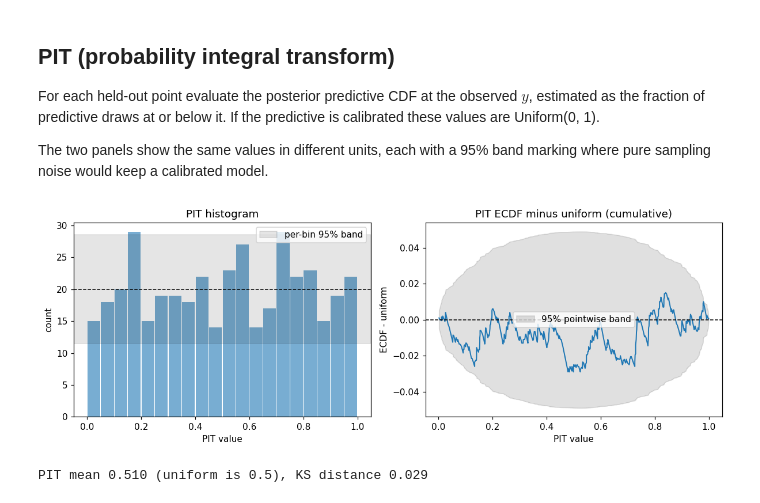
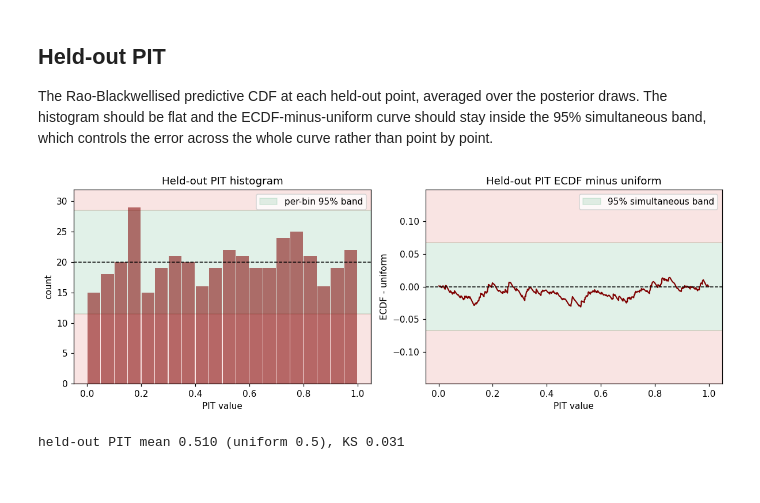
Before and after one commit to argmax-w/toy-nuts-bayes, a Jupyter notebook: notebooks/03_calibration.ipynb, the cells around one changed output. Cells and saved outputs as stored; diff of their text form; code cells hidden in the pictures.

```diff
--- a/notebooks/03_calibration.ipynb
+++ b/notebooks/03_calibration.ipynb
@@ -30,17 +31,27 @@ import numpy as np
 import pandas as pd
 import matplotlib.pyplot as plt
 
-from toynuts.calibration import pit_values, quantile_coverage, empirical_cdf
+from toynuts import plotting as P
+from toynuts.io import read_run
+from toynuts.calibration import (
+    pit_rb, loo_pit, coverage_from_pit, loo_elpd, crps_mixture,
+    stratified_pit, ecdf_simultaneous_band, empirical_cdf,
+)
 
 plt.rcParams["figure.dpi"] = 110
 
 if not RUN_DIR.exists():
     raise FileNotFoundError(f"no saved run at {RUN_DIR}; run 01_results.ipynb first")
+draws, stats, run_config = read_run(RUN_DIR)
+post = draws[["beta_0", "beta_1", "sigma"]].to_numpy()
+train = pd.read_parquet(RUN_DIR / "train_set.parquet")
 test = pd.read_parquet(RUN_DIR / "test_set.parquet")
-y_test = test["y_test"].to_numpy()
-pred = pd.read_parquet(RUN_DIR / "predictive.parquet").to_numpy()   # (n_test, n_draws)
+x, y = train["x"].to_numpy(), train["y"].to_numpy()
+X = np.column_stack([np.ones_like(x), x])
+x_test, y_test = test["x_test"].to_numpy(), test["y_test"].to_numpy()
+X_test = np.column_stack([np.ones_like(x_test), x_test])
 ranks = pd.read_parquet(RUN_DIR / "sbc_ranks.parquet")[["beta_0", "beta_1", "sigma"]].to_numpy()
 meta = pd.read_parquet(RUN_DIR / "sbc_meta.parquet").iloc[0]
 n_sims, L = int(meta["n_sims"]), int(meta["n_thinned"])
-print(f"test points: {y_test.size}, predictive sample: {pred.shape}, SBC sims: {n_sims}")
+print(f"posterior draws {post.shape[0]}, train {y.size}, test {y_test.size}, SBC sims {n_sims}")
 # %% [output]
@@ -48,42 +80,37 @@ test points: 400, predictive sample: (400, 2000), SBC sims: 400
 # %% [markdown]
-## PIT (probability integral transform)
+## Held-out PIT
 
-For each held-out point evaluate the posterior predictive CDF at the observed
-$y$, estimated as the fraction of predictive draws at or below it. If the
-predictive is calibrated these values are Uniform(0, 1).
-
-The two panels show the same values in different units, each with a 95% band
-marking where pure sampling noise would keep a calibrated model.
+The Rao-Blackwellised predictive CDF at each held-out point, averaged over the
+posterior draws. The histogram should be flat and the ECDF-minus-uniform curve
+should stay inside the 95% simultaneous band, which controls the error across the
+whole curve rather than point by point.
 # %%
-pit = pit_values(y_test, pred)
+pit = pit_rb(y_test, X_test, post)
 xe, fe = empirical_cdf(pit)
 m = pit.size
+band = ecdf_simultaneous_band(m, prob=0.95, rng=np.random.default_rng(7))
 
-# Left: histogram counts with the uniform expectation and a per-bin 95% band.
 nbins = 20
 counts, edges = np.histogram(pit, bins=nbins, range=(0, 1))
 centres = 0.5 * (edges[:-1] + edges[1:])
 expected = m / nbins
 bin_band = 1.96 * np.sqrt(m * (1 / nbins) * (1 - 1 / nbins))
-# Right: pointwise 95% band for the ECDF of m uniforms, from the binomial sd.
-p_grid = np.arange(1, m + 1) / m
-ecdf_band = 1.96 * np.sqrt(p_grid * (1 - p_grid) / m)
 
 fig, axes = plt.subplots(1, 2, figsize=(11, 4))
-axes[0].bar(centres, counts, width=0.95 / nbins, color="C0", alpha=0.6)
-axes[0].axhspan(expected - bin_band, expected + bin_band, color="k", alpha=0.1, label="per-bin 95% band")
+axes[0].bar(centres, counts, width=0.95 / nbins, color=P.POSTERIOR_DEEP, alpha=0.55)
+P.traffic_band(axes[0], expected - bin_band, expected + bin_band,
+               ylim=(0, max(counts.max(), expected + bin_band) * 1.1), label="per-bin 95% band")
 axes[0].axhline(expected, color="k", ls="--", lw=1)
-axes[0].set(title="PIT histogram", xlabel="PIT value", ylabel="count")
+axes[0].set(title="Held-out PIT histogram", xlabel="PIT value", ylabel="count")
 axes[0].legend()
-axes[1].fill_between(xe, -ecdf_band, ecdf_band, color="k", alpha=0.12, label="95% pointwise band")
-axes[1].plot(xe, fe - xe, color="C0", lw=1.3)
+axes[1].plot(xe, fe - xe, color=P.POSTERIOR_DEEP, lw=1.4)
+P.traffic_band(axes[1], -band, band, label="95% simultaneous band")
 axes[1].axhline(0.0, color="k", ls="--", lw=1)
-axes[1].set(title="PIT ECDF minus uniform (cumulative)", xlabel="PIT value",
-            ylabel="ECDF - uniform")
+axes[1].set(title="Held-out PIT ECDF minus uniform", xlabel="PIT value", ylabel="ECDF - uniform")
 axes[1].legend()
 fig.tight_layout()
 plt.show()
-print(f"PIT mean {pit.mean():.3f} (uniform is 0.5), KS distance {np.max(np.abs(fe - xe)):.3f}")
+print(f"held-out PIT mean {pit.mean():.3f} (uniform 0.5), KS {np.max(np.abs(fe - xe)):.3f}")
 # %% [output]
-[figure, old version]
+[figure, new version]
-PIT mean 0.510 (uniform is 0.5), KS distance 0.029
+held-out PIT mean 0.510 (uniform 0.5), KS 0.031
```
Also changed, not shown: parts of 15 cells of this notebook, 20 other files.
